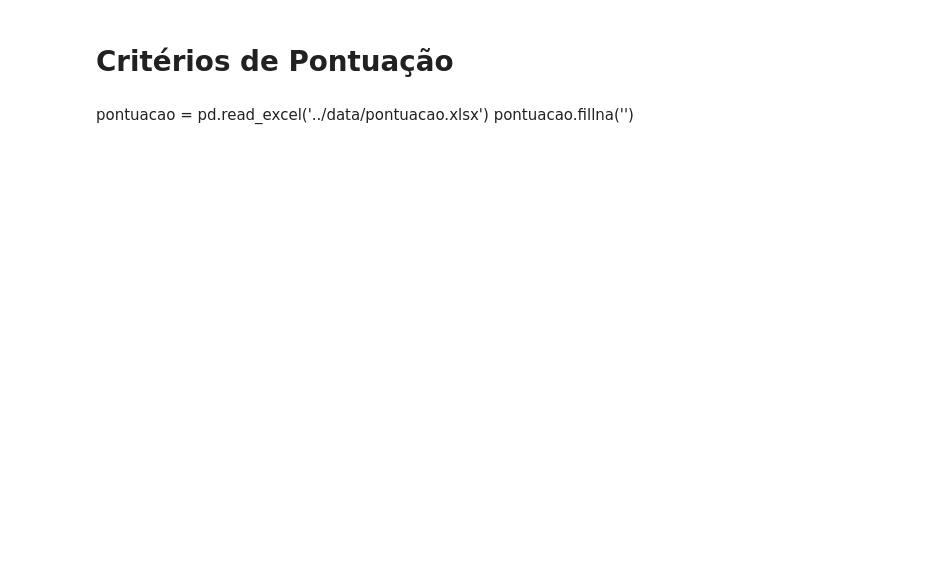
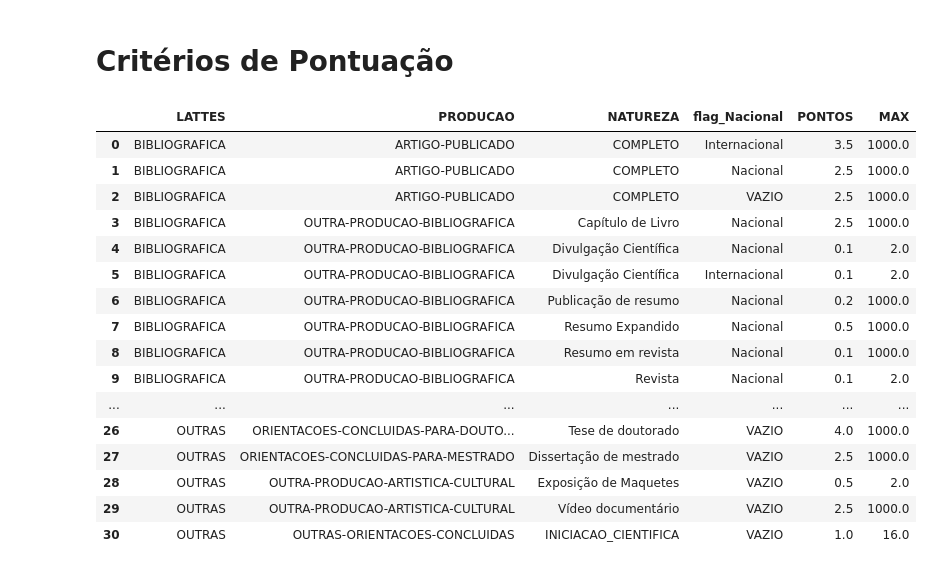
Before and after one commit to lbarosi/pylattes-lxml, a Jupyter notebook: notebooks/RelatorioPessoalLattesUFCG.ipynb, the cells around one changed output. Cells and saved outputs as stored; diff of their text form; code cells hidden in the pictures; blank space fills up the shorter version.

```diff
--- a/notebooks/RelatorioPessoalLattesUFCG.ipynb
+++ b/notebooks/RelatorioPessoalLattesUFCG.ipynb
@@ -233,5 +137,23 @@ PQ.doPontuacaoSAAP(save_to_disk = True)[['AREA', 'ID','CPF', 'NOME', 'DOUTORADO'
 # %% [markdown]
 # Critérios de Pontuação
-# %% [markdown]
-pontuacao = pd.read_excel('../data/pontuacao.xlsx')
-pontuacao.fillna('')
+# %%
+pontuacao = pd.read_excel('../data/pontuacao.xlsx')
+pontuacao.fillna('')
+# %% [output]
+|  | LATTES | PRODUCAO | NATUREZA | flag_Nacional | PONTOS | MAX |
+| 0 | BIBLIOGRAFICA | ARTIGO-PUBLICADO | COMPLETO | Internacional | 3.5 | 1000.0 |
+| 1 | BIBLIOGRAFICA | ARTIGO-PUBLICADO | COMPLETO | Nacional | 2.5 | 1000.0 |
+| 2 | BIBLIOGRAFICA | ARTIGO-PUBLICADO | COMPLETO | VAZIO | 2.5 | 1000.0 |
+| 3 | BIBLIOGRAFICA | OUTRA-PRODUCAO-BIBLIOGRAFICA | Capítulo de Livro | Nacional | 2.5 | 1000.0 |
+| 4 | BIBLIOGRAFICA | OUTRA-PRODUCAO-BIBLIOGRAFICA | Divulgação Científica | Nacional | 0.1 | 2.0 |
+| 5 | BIBLIOGRAFICA | OUTRA-PRODUCAO-BIBLIOGRAFICA | Divulgação Científica | Internacional | 0.1 | 2.0 |
+| 6 | BIBLIOGRAFICA | OUTRA-PRODUCAO-BIBLIOGRAFICA | Publicação de resumo | Nacional | 0.2 | 1000.0 |
+| 7 | BIBLIOGRAFICA | OUTRA-PRODUCAO-BIBLIOGRAFICA | Resumo Expandido | Nacional | 0.5 | 1000.0 |
+| 8 | BIBLIOGRAFICA | OUTRA-PRODUCAO-BIBLIOGRAFICA | Resumo em revista | Nacional | 0.1 | 1000.0 |
+| 9 | BIBLIOGRAFICA | OUTRA-PRODUCAO-BIBLIOGRAFICA | Revista | Nacional | 0.1 | 2.0 |
+| ... | ... | ... | ... | ... | ... | ... |
+| 26 | OUTRAS | ORIENTACOES-CONCLUIDAS-PARA-DOUTO... | Tese de doutorado | VAZIO | 4.0 | 1000.0 |
+| 27 | OUTRAS | ORIENTACOES-CONCLUIDAS-PARA-MESTRADO | Dissertação de mestrado | VAZIO | 2.5 | 1000.0 |
+| 28 | OUTRAS | OUTRA-PRODUCAO-ARTISTICA-CULTURAL | Exposição de Maquetes | VAZIO | 0.5 | 2.0 |
+| 29 | OUTRAS | OUTRA-PRODUCAO-ARTISTICA-CULTURAL | Vídeo documentário | VAZIO | 2.5 | 1000.0 |
+| 30 | OUTRAS | OUTRAS-ORIENTACOES-CONCLUIDAS | INICIACAO_CIENTIFICA | VAZIO | 1.0 | 16.0 |
```
Also changed, not shown: parts of 39 cells of this notebook, 11 other files.
